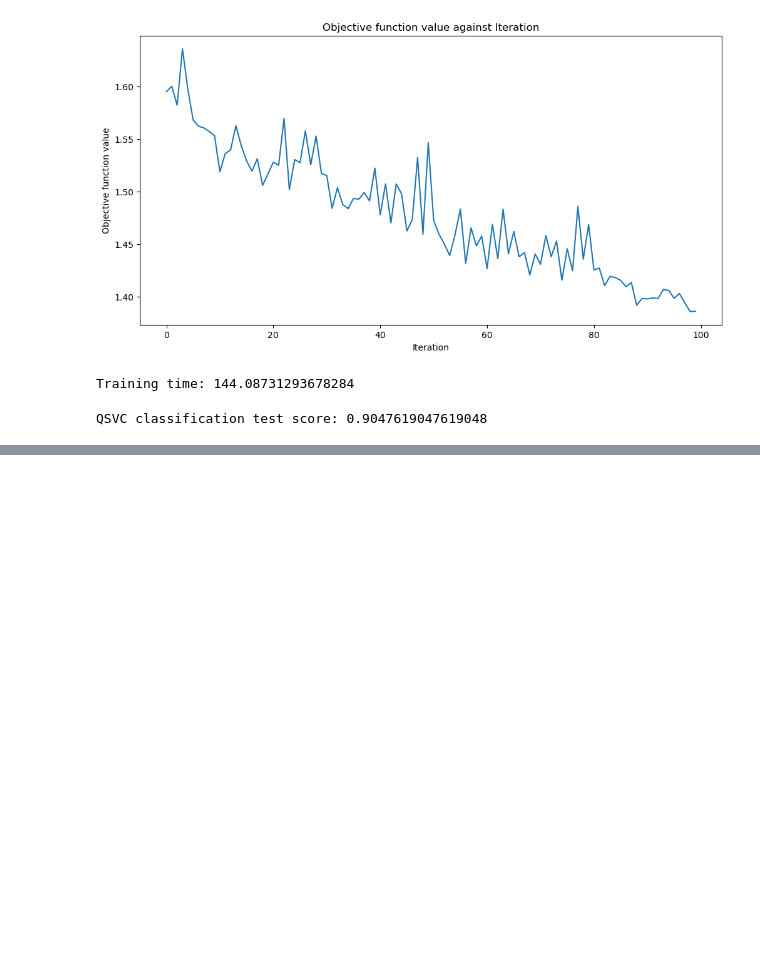
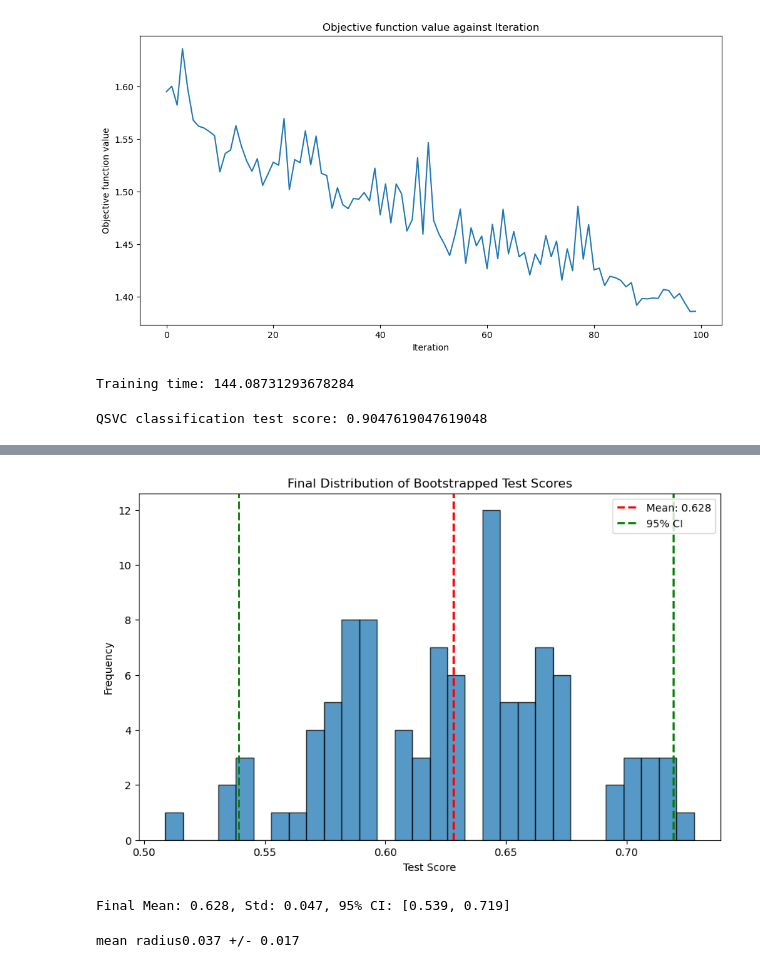
Before and after one commit to LukePower01/ml-to-qml, a Jupyter notebook: Toy_datasets_SVCandVQC_Comparison.ipynb, the cells around one changed output, grey strips where cells are left out. Drawn from its saved outputs; the diff is of its cells as text; code cells hidden in the pictures; blank space fills up the shorter version.

```diff
--- a/Toy_datasets_SVCandVQC_Comparison.ipynb
+++ b/Toy_datasets_SVCandVQC_Comparison.ipynb
@@ -302,0 +417,23 @@ QSVC classification test score: 0.9047619047619048
+# %%
+from matplotlib import pyplot as plt
+from IPython.display import clear_output
+
+objective_func_vals = []
+
+# objective function characterizes the distance between the predictions and known labeled data.
+
+plt.rcParams['figure.figsize'] = (12,6)
+
+def callback_graph(weights, obj_func_eval):
+
+# Append the value of the objective function to an array so we
+# can plot the iteration verses the objective function value
+
+             clear_output(wait=True)
+             objective_func_vals.append(obj_func_eval)
+             plt.title('Objective function value against Iteration')
+             plt.xlabel('Iteration')
+             plt.ylabel('Objective function value')
+             plt.plot(range(len(objective_func_vals)), objective_func_vals)
+
+             plt.show()
@@ -302,0 +645,5 @@ QSVC classification test score: 0.9047619047619048
+# %%
+bootstrapped_scores = bootstrap_score(vqc, test_features, test_labels, n_bootstraps=100)
+# %% [output]
+[figure, added]
+Final Mean: 0.628, Std: 0.047, 95% CI: [0.539, 0.719]
@@ -302,0 +655,9 @@ QSVC classification test score: 0.9047619047619048
+# %%
+feature_names = df.columns[:10]
+for i in r.importances_mean.argsort()[::-1]:
+    if r.importances_mean[i] - 2 * r.importances_std[i] > 0:
+        print(f"{feature_names[i]:<8}"
+              f"{r.importances_mean[i]:.3f}"
+              f" +/- {r.importances_std[i]:.3f}")
+# %% [output]
+mean radius0.037 +/- 0.017
```
Also changed, not shown: parts of 24 cells of this notebook, 1 other file.
